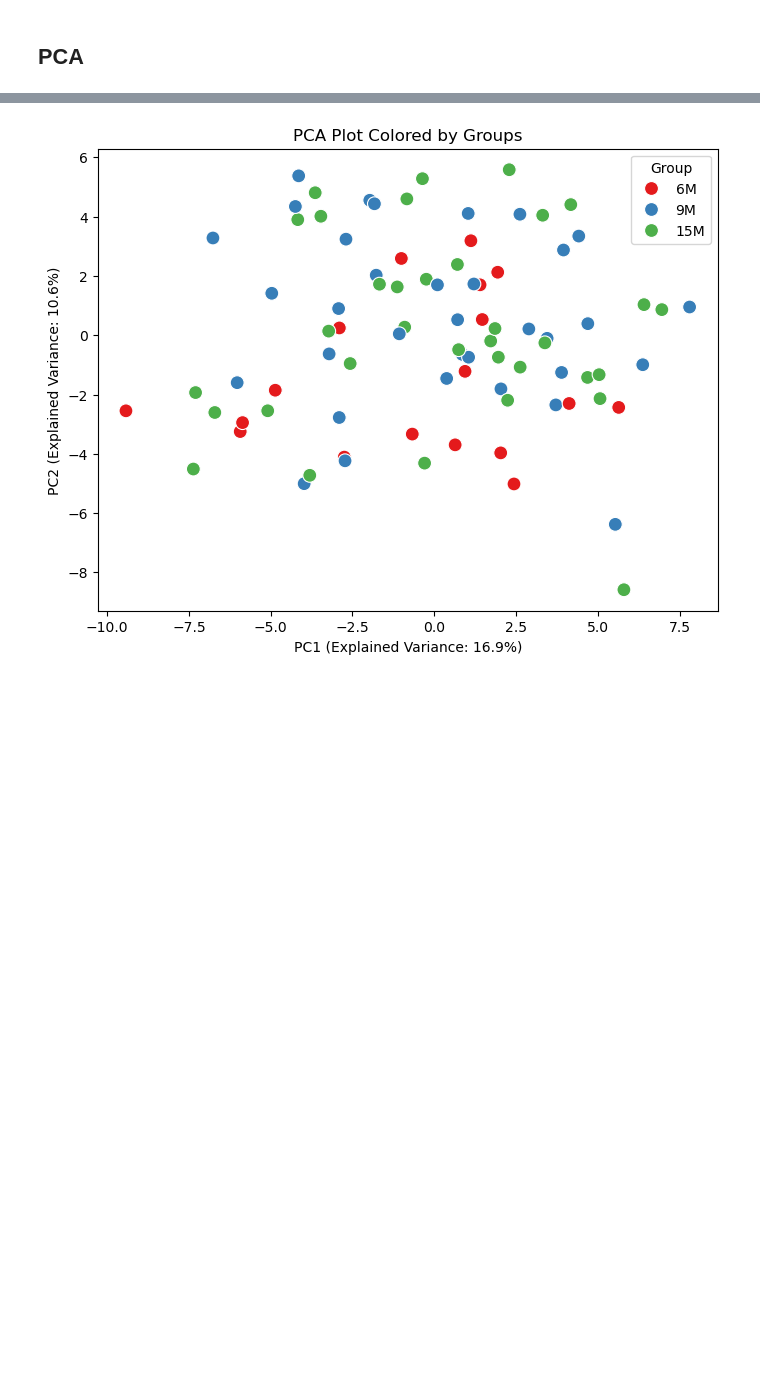
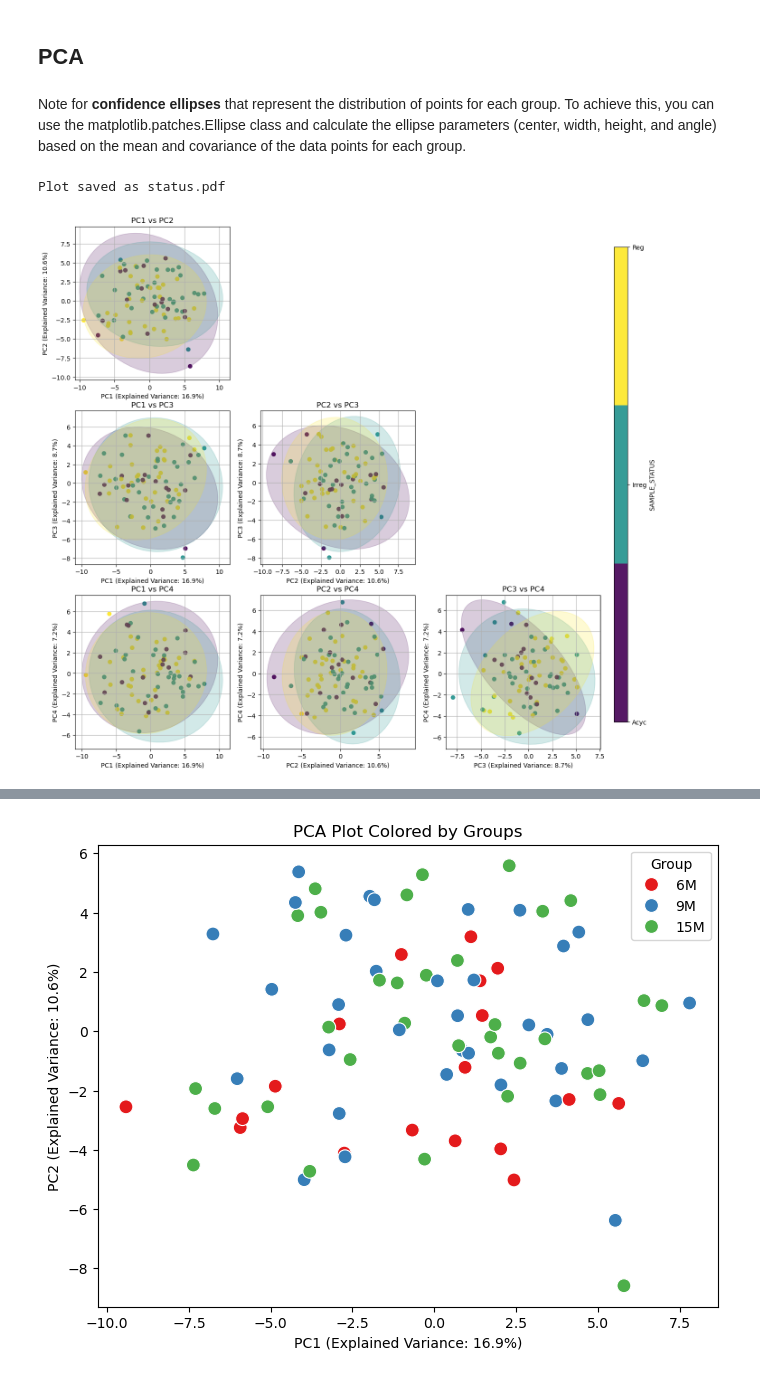
Before and after one commit to RaymondSHANG/P3_metabolon, a Jupyter notebook: code/data_preprocessing.ipynb, the cells around one changed output, grey strips where cells are left out. Cells and saved outputs as stored; diff of their text form; code cells hidden in the pictures; blank space fills up the shorter version.

Commit message:
data qc checking

```diff
--- a/code/data_preprocessing.ipynb
+++ b/code/data_preprocessing.ipynb
@@ -118,0 +130,10 @@ print(samples.iloc[1:5,:])
+# %%
+# Step 1: Sort the DataFrame by 'GROUP_ID'
+samples = samples.sort_values(by="GROUP_ID").reset_index(drop=True)
+
+# Step 2: Add 'sampleID' column
+samples["sampleID"] = samples.groupby("GROUP_ID").cumcount().add(1).astype(str)
+samples["sampleID"] = "GROUP_ID" + samples["GROUP_ID"].astype(str) + "_" + samples["sampleID"]
+
+# Display the updated DataFrame
+print(samples)
@@ -181,3 +224,5 @@ plt.show()
 [figure]
 # %% [markdown]
 ## PCA
+# %% [markdown]
+Note for **confidence ellipses** that represent the distribution of points for each group. To achieve this, you can use the matplotlib.patches.Ellipse class and calculate the ellipse parameters (center, width, height, and angle) based on the mean and covariance of the data points for each group.
@@ -184,11 +383,20 @@ plt.show()
 # %%
 # Perform PCA
-pca = PCA(n_components=2)  # Reduce to 2 dimensions for visualization
+pca = PCA(n_components=4)  # Reduce to 2 dimensions for visualization
 pca_results = pca.fit_transform(data)
 
 # Create a DataFrame for the PCA results
-pca_df = pd.DataFrame(pca_results, columns=["PC1", "PC2"], index=data.index)
 
+pca_df = pd.DataFrame(pca_results, columns=["PC1", "PC2","PC3","PC4"], index=data.index)
+# Reset the index of pc_df to make it a column
+pca_df = pca_df.reset_index().rename(columns={'index': 'PARENT_SAMPLE_NAME'})
+
+# Merge sample_df with pc_df_reset on 'PARENT_SAMPLE_NAME'
+pca_df = pd.merge(pca_df, samples, on='PARENT_SAMPLE_NAME', how='inner')
 # Add group information to the PCA results
 # TIMEPOINT, GENOTYPE, GROUP_ID, GROUP_NAME, SAMPLE_STATUS
-pca_df["group"] = pca_df.index.map(samples.set_index("PARENT_SAMPLE_NAME")["TIMEPOINT"])
+# %%
+plot_pca_triangular(pca_df,pca.explained_variance_ratio_,hue="SAMPLE_STATUS",alpha_dot=0.9,save_path="status.pdf")
+# %% [output]
+Plot saved as status.pdf
+[figure, added]
```
Also changed, not shown: parts of 10 cells of this notebook.
